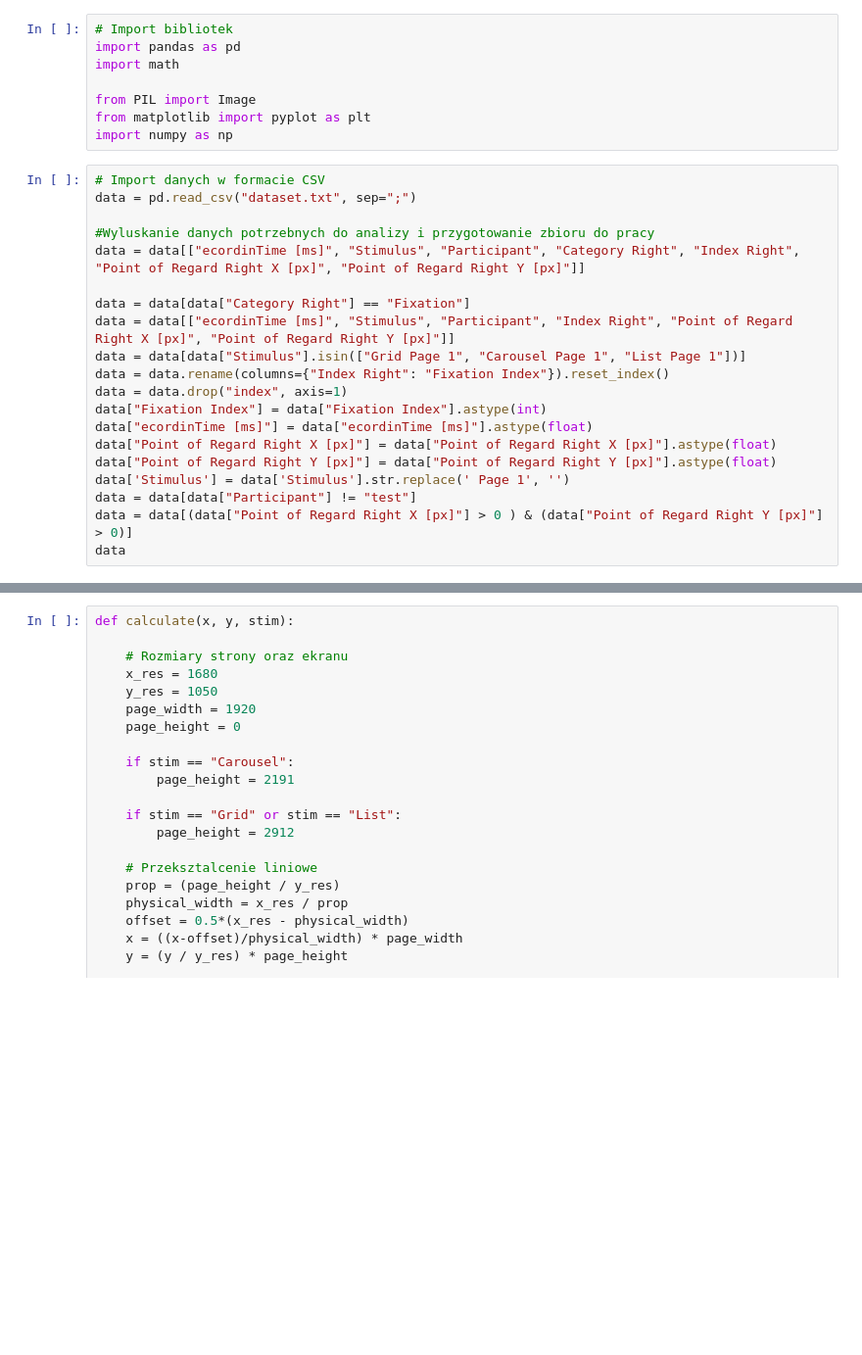
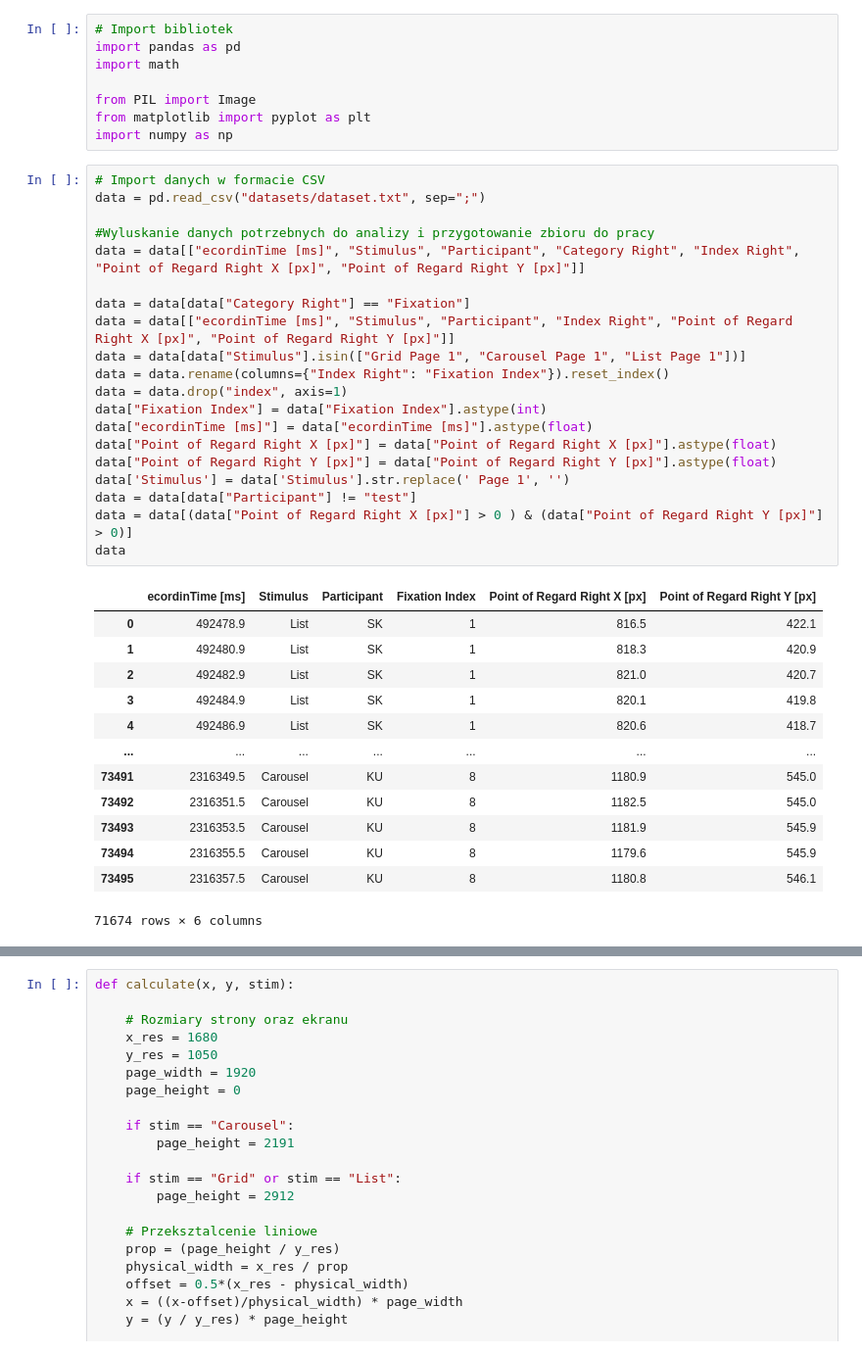
Before and after one commit to Ilvondir/eyetracker-webstores-observations-analysis, a Jupyter notebook: plots.ipynb, the cells around one changed output, grey strips where cells are left out. Shown at 98% size. Cells and saved outputs as stored; diff of their text form; blank space fills up the shorter version.

```diff
--- a/plots.ipynb
+++ b/plots.ipynb
@@ -8,24 +8,38 @@ from matplotlib import pyplot as plt
 import numpy as np
 # %%
 # Import danych w formacie CSV
-data = pd.read_csv("dataset.txt", sep=";")
+data = pd.read_csv("datasets/dataset.txt", sep=";")
 
 #Wyluskanie danych potrzebnych do analizy i przygotowanie zbioru do pracy
 data = data[["ecordinTime [ms]", "Stimulus", "Participant", "Category Right", "Index Right", "Point of Regard Right X [px]", "Point of Regard Right Y [px]"]]
 
 data = data[data["Category Right"] == "Fixation"]
 data = data[["ecordinTime [ms]", "Stimulus", "Participant", "Index Right", "Point of Regard Right X [px]", "Point of Regard Right Y [px]"]]
 data = data[data["Stimulus"].isin(["Grid Page 1", "Carousel Page 1", "List Page 1"])]
 data = data.rename(columns={"Index Right": "Fixation Index"}).reset_index()
 data = data.drop("index", axis=1)
 data["Fixation Index"] = data["Fixation Index"].astype(int)
 data["ecordinTime [ms]"] = data["ecordinTime [ms]"].astype(float)
 data["Point of Regard Right X [px]"] = data["Point of Regard Right X [px]"].astype(float)
 data["Point of Regard Right Y [px]"] = data["Point of Regard Right Y [px]"].astype(float)
 data['Stimulus'] = data['Stimulus'].str.replace(' Page 1', '')
 data = data[data["Participant"] != "test"]
 data = data[(data["Point of Regard Right X [px]"] > 0 ) & (data["Point of Regard Right Y [px]"] > 0)]
 data
+# %% [output]
+|  | ecordinTime [ms] | Stimulus | Participant | Fixation Index | Point of Regard Right X [px] | Point of Regard Right Y [px] |
+| 0 | 492478.9 | List | SK | 1 | 816.5 | 422.1 |
+| 1 | 492480.9 | List | SK | 1 | 818.3 | 420.9 |
+| 2 | 492482.9 | List | SK | 1 | 821.0 | 420.7 |
+| 3 | 492484.9 | List | SK | 1 | 820.1 | 419.8 |
+| 4 | 492486.9 | List | SK | 1 | 820.6 | 418.7 |
+| ... | ... | ... | ... | ... | ... | ... |
+| 73491 | 2316349.5 | Carousel | KU | 8 | 1180.9 | 545.0 |
+| 73492 | 2316351.5 | Carousel | KU | 8 | 1182.5 | 545.0 |
+| 73493 | 2316353.5 | Carousel | KU | 8 | 1181.9 | 545.9 |
+| 73494 | 2316355.5 | Carousel | KU | 8 | 1179.6 | 545.9 |
+| 73495 | 2316357.5 | Carousel | KU | 8 | 1180.8 | 546.1 |
+71674 rows × 6 columns
 # %%
 # Pobranie nazw uczestnikow badania
 participants_names = data["Participant"].unique().tolist()
```
Also changed, not shown: parts of 4 cells of this notebook, 12 other files.
